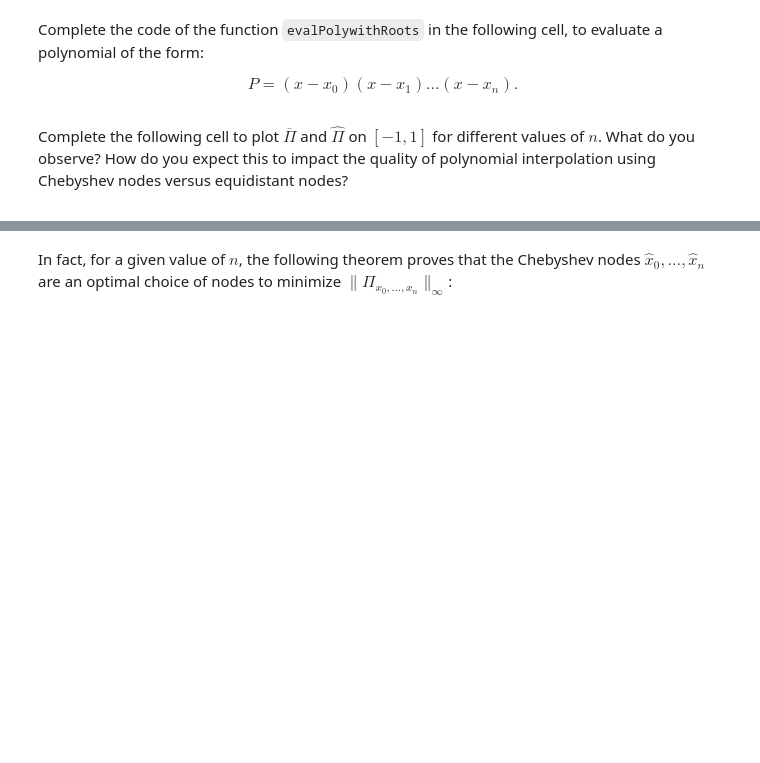
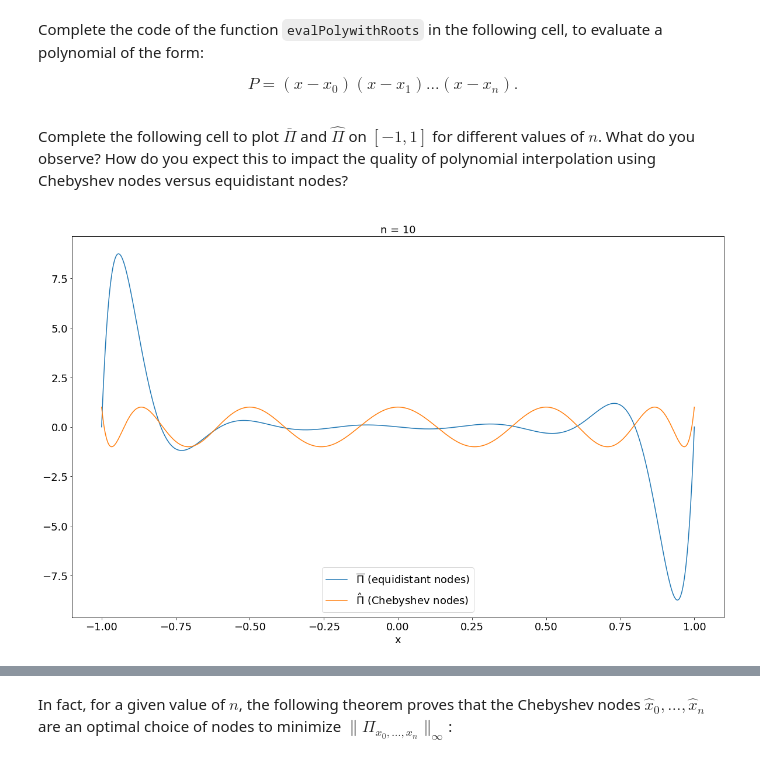
Before and after one commit to Ad1thya-R/MAA106, a Jupyter notebook: Chapter2_PolynomialApproximation/2-PolynomialApproximation.ipynb, the cells around one changed output, grey strips where cells are left out. Drawn from its saved outputs; the diff is of its cells as text; code cells hidden in the pictures; blank space fills up the shorter version.

```diff
--- a/Chapter2_PolynomialApproximation/2-PolynomialApproximation.ipynb
+++ b/Chapter2_PolynomialApproximation/2-PolynomialApproximation.ipynb
@@ -791,4 +796,5 @@ def xhat(n):
     if n == 0:
         return np.array([])
     else:
-        return ...
+        return np.array([np.cos((2*k+1)/(2*n+2)*np.pi) for k in range(n+1)])
+print(xhat(7))
@@ -810,9 +819,10 @@ def evalPolywithRoots(x,X):
     Output:
     an array containing the values P(X_k) for each X_k in X
     """
-    PX = ...
+    PX = 2**(len(x)-1)
+    X=np.array(X)
     for xk in x:
-        PX = ...
+        PX *=  (X-xk)
     return PX
 # %% [markdown]
 <div markdown=1 class="DoIt">
@@ -820,24 +830,26 @@ def evalPolywithRoots(x,X):
 Complete the following cell to plot $\overline \Pi$ and $\hat \Pi$ on $[-1,1]$ for different values of $n$. What do you observe? How do you expect this to impact the quality of polynomial interpolation using Chebyshev nodes versus equidistant nodes?
 # %%
 n = 10
-x_equi = ... # n+1 equispaced nodes
-x_cheb = ...  # n+1 chebychev nodes
+x_equi = np.linspace(-1,1,n+1) # n+1 equispaced nodes
+x_cheb = xhat(n+1)  # n+1 chebychev nodes
 X = np.linspace(-1, 1, 1001)  # the points at which the polynomials will be evaluated and plotted
 
 # Evaluate \bar Pi for equispaced nodes
-Pi_equi = ...
+Pi_equi = evalPolywithRoots(x_equi,X)
 # Evaluate \hat Pi for chebychev nodes
-Pi_cheb = ...
+Pi_cheb = evalPolywithRoots(x_cheb,X)
 
 # plots
 plt.figure(figsize = (20,12))
 plt.plot(X, Pi_equi, label='$ \overline{\Pi}$ (equidistant nodes)')
 plt.plot(X, Pi_cheb, label='$\hat \Pi$ (Chebyshev nodes)')
 plt.xlabel('x',fontsize = 18)
 plt.legend(fontsize = 18, loc = 'lower center')
 plt.title('n = %i' %n, fontsize = 18)
 plt.tick_params(labelsize=18)
 plt.show()
+# %% [output]
+[figure, added]
 # %% [markdown]
 <div markdown=1, class='Answer'>
 # %% [markdown]
```
Also changed, not shown: parts of 14 cells of this notebook, 1 other file.
